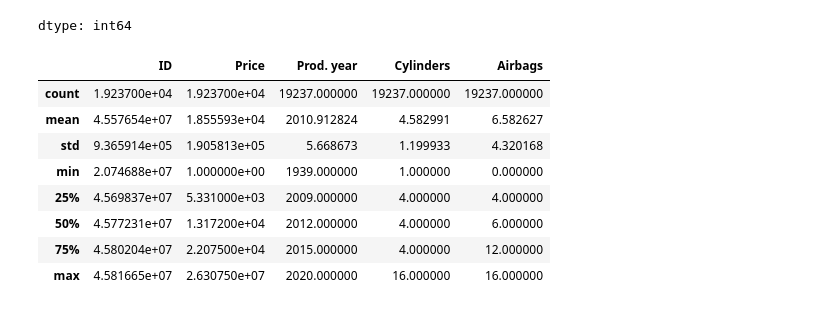
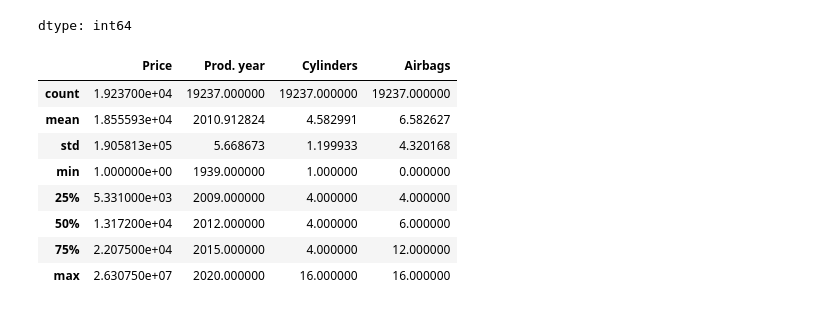
Before and after one commit to Kosala1988/IT5022---Fundamentals-of-Machine-Learning-, a Jupyter notebook: Used_Car_Price_Prediction.ipynb, the cells around one changed output. Drawn from its saved outputs; the diff is of its cells as text; code cells hidden in the pictures.

```diff
--- a/Used_Car_Price_Prediction.ipynb
+++ b/Used_Car_Price_Prediction.ipynb
@@ -110,14 +193,15 @@ df.nunique()
 dtype: int64
 # %%
 #Check statistics of data set
-df.describe()
+desc = ['Price','Levy','Mileage' ,'Prod. year', 'Cylinders', 'Airbags']
+df[desc].describe()
 # %% [output]
-|  | ID | Price | Prod. year | Cylinders | Airbags |
-| count | 1.923700e+04 | 1.923700e+04 | 19237.000000 | 19237.000000 | 19237.000000 |
-| mean | 4.557654e+07 | 1.855593e+04 | 2010.912824 | 4.582991 | 6.582627 |
-| std | 9.365914e+05 | 1.905813e+05 | 5.668673 | 1.199933 | 4.320168 |
-| min | 2.074688e+07 | 1.000000e+00 | 1939.000000 | 1.000000 | 0.000000 |
-| 25% | 4.569837e+07 | 5.331000e+03 | 2009.000000 | 4.000000 | 4.000000 |
-| 50% | 4.577231e+07 | 1.317200e+04 | 2012.000000 | 4.000000 | 6.000000 |
-| 75% | 4.580204e+07 | 2.207500e+04 | 2015.000000 | 4.000000 | 12.000000 |
-| max | 4.581665e+07 | 2.630750e+07 | 2020.000000 | 16.000000 | 16.000000 |
+|  | Price | Prod. year | Cylinders | Airbags |
+| count | 1.923700e+04 | 19237.000000 | 19237.000000 | 19237.000000 |
+| mean | 1.855593e+04 | 2010.912824 | 4.582991 | 6.582627 |
+| std | 1.905813e+05 | 5.668673 | 1.199933 | 4.320168 |
+| min | 1.000000e+00 | 1939.000000 | 1.000000 | 0.000000 |
+| 25% | 5.331000e+03 | 2009.000000 | 4.000000 | 4.000000 |
+| 50% | 1.317200e+04 | 2012.000000 | 4.000000 | 6.000000 |
+| 75% | 2.207500e+04 | 2015.000000 | 4.000000 | 12.000000 |
+| max | 2.630750e+07 | 2020.000000 | 16.000000 | 16.000000 |
```
Also changed, not shown: parts of 6 cells of this notebook.
